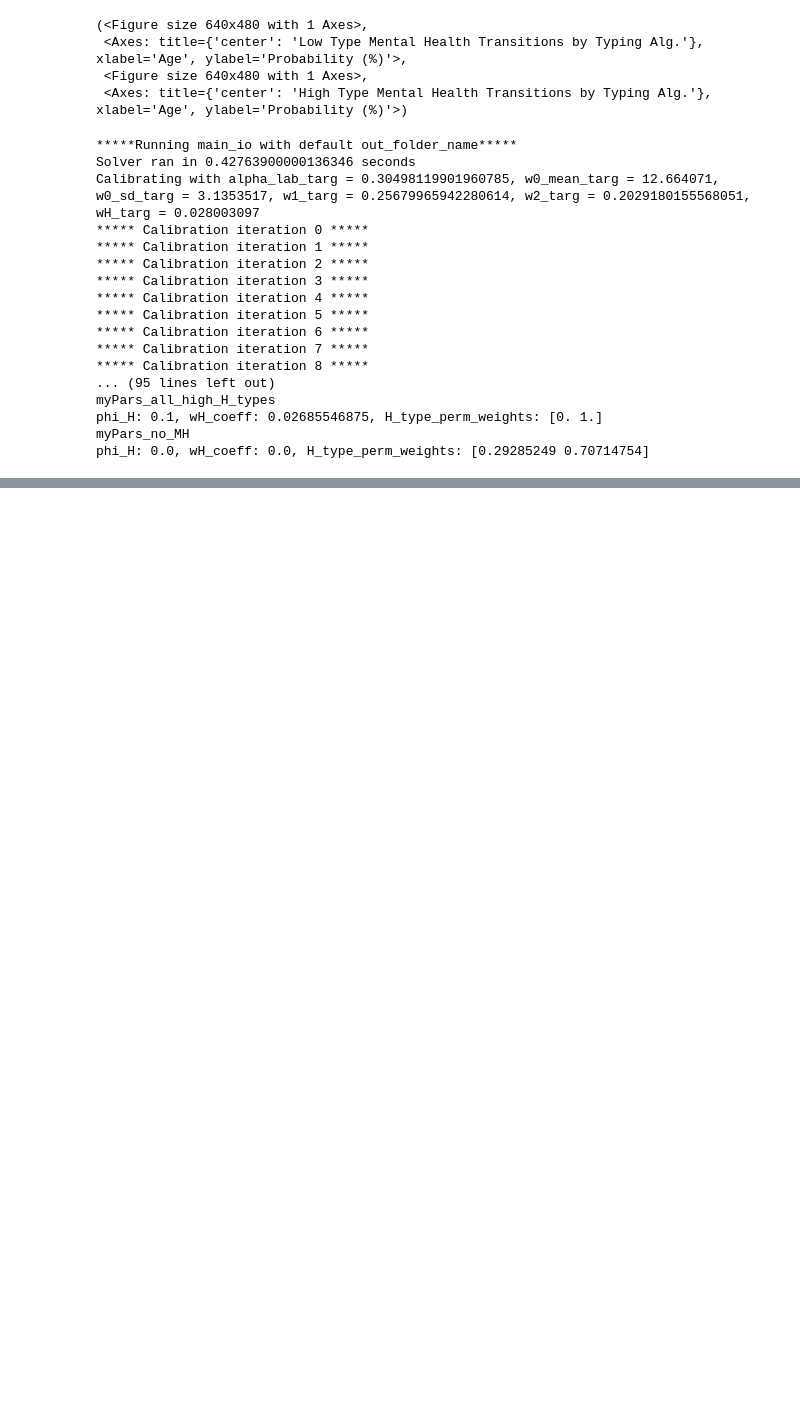
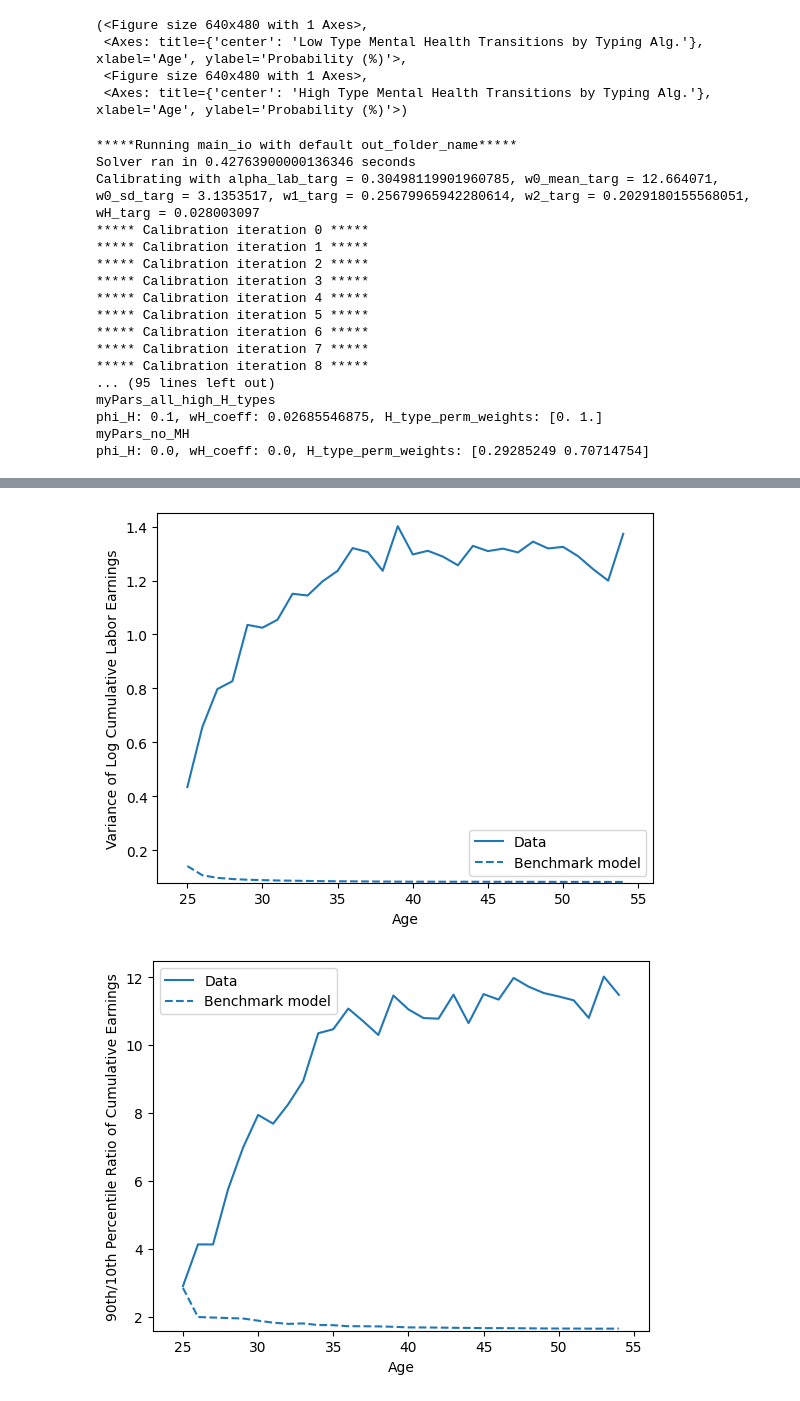
Before and after one commit to bboyajian253/discrete_lab_lc_model, a Jupyter notebook: my_code/model_uncert/code/table_maker_08_29_24.ipynb, the cells around one changed output, grey strips where cells are left out. Saved outputs shown, nothing was run; the diff lists cells and outputs as text; code cells hidden in the pictures; blank space fills up the shorter version.

```diff
--- a/my_code/model_uncert/code/table_maker_08_29_24.ipynb
+++ b/my_code/model_uncert/code/table_maker_08_29_24.ipynb
@@ -385,32 +418,35 @@ for i in range(len(cum_bench_perc_plot_list)):
 # %%
 plt.ioff()
-label_lists = [["Benchmark model"], ["Data"]]
+label_lists = [["Data"], ["Benchmark model"]]
 plot_save_path = main_path + "validation/" + "validating_cum_earn"
-quietly = True
+quietly = False
 
-fig_valid_cum_lab_earn, ax_valid_cum_lab_earn = tb.combine_plots([(fig_var_cum_bench, ax_var_cum_bench),
-                                                                  (fig_var_cum_earns_data, ax_var_cum_earns_data)],
+fig_valid_cum_lab_earn, ax_valid_cum_lab_earn = tb.combine_plots([(fig_var_cum_earns_data, ax_var_cum_earns_data),
+                                                                  (fig_var_cum_bench, ax_var_cum_bench)],
                                                                   save_path = plot_save_path + "_var" + ".pdf",
                                                                   label_lists = label_lists, quietly = quietly)
 fig_valid_cum_lab_earn_90_10, ax_valid_cum_lab_earn_90_10 = tb.combine_plots([(fig_cum_earns_data_90_10, ax_cum_earns_data_90_10),
                                                                             cum_bench_perc_plot_list[4]],
                                                                             save_path = plot_save_path + "_90_10" + ".pdf",
                                                                             label_lists = label_lists, quietly = quietly)
 fig_valid_cum_lab_earn_90_50, ax_valid_cum_lab_earn_90_50 = tb.combine_plots([(fig_cum_earns_data_90_50, ax_cum_earns_data_90_50),
                                                                             cum_bench_perc_plot_list[5]],
                                                                             save_path=plot_save_path + "_90_50" + ".pdf",
                                                                             label_lists = label_lists, quietly = quietly)
 fig_valid_cum_lab_earn_50_10, ax_valid_cum_lab_earn_50_10 = tb.combine_plots([(fig_cum_earns_data_50_10, ax_cum_earns_data_50_10),
                                                                             cum_bench_perc_plot_list[6]],
                                                                             save_path=plot_save_path + "_50_10" + ".pdf",
                                                                             label_lists = label_lists, quietly = quietly)
 fig_valid_cum_lab_earn_90_5, ax_valid_cum_lab_earn_90_5 = tb.combine_plots([(fig_cum_earns_data_90_5, ax_cum_earns_data_90_5),
                                                                             cum_bench_perc_plot_list[7]],
                                                                             save_path=plot_save_path + "_90_5" + ".pdf",
                                                                             label_lists = label_lists, quietly = quietly)
 fig_valid_cum_lab_earn_50_5, ax_valid_cum_lab_earn_50_5 = tb.combine_plots([(fig_cum_earns_data_50_5, ax_cum_earns_data_50_5),
                                                                             cum_bench_perc_plot_list[8]],
                                                                             save_path = plot_save_path + "_50_5" + ".pdf",
                                                                             label_lists = label_lists, quietly = quietly)
 
 plt.close("all")
+# %% [output]
+[figure, added]
+[figure, added]
```
Also changed, not shown: parts of 4 cells of this notebook, 33 other files.
